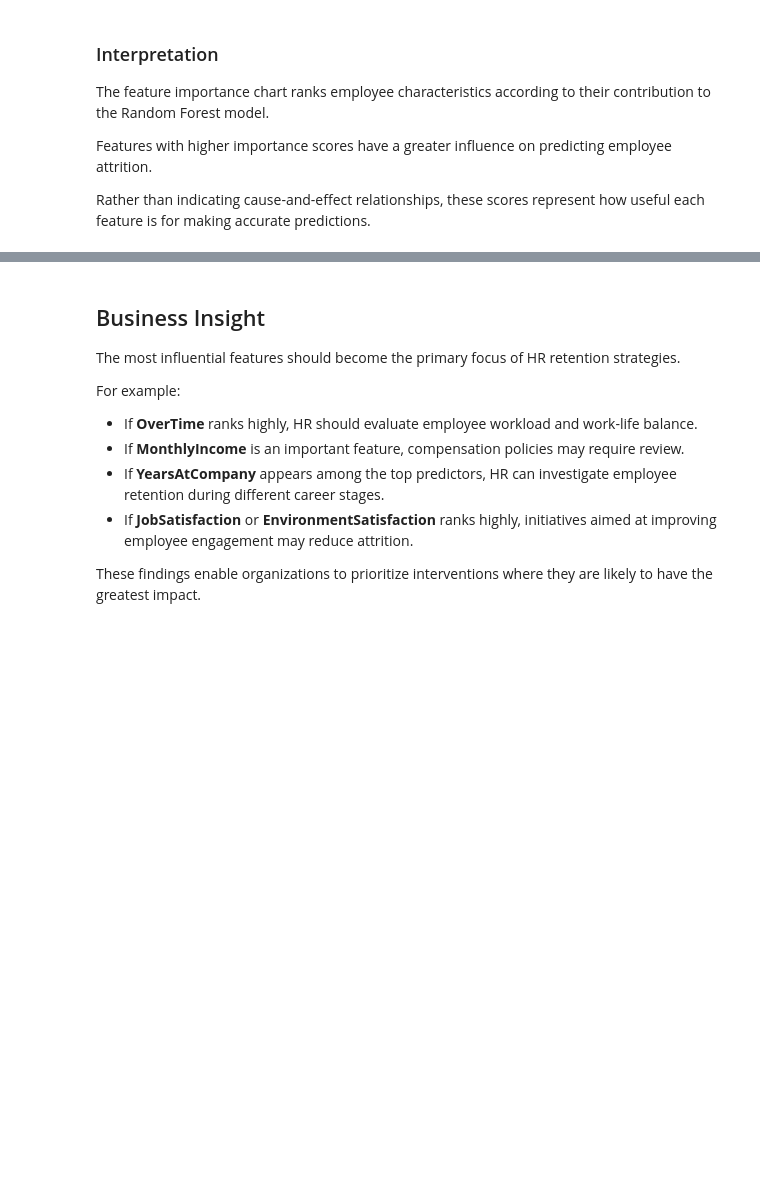
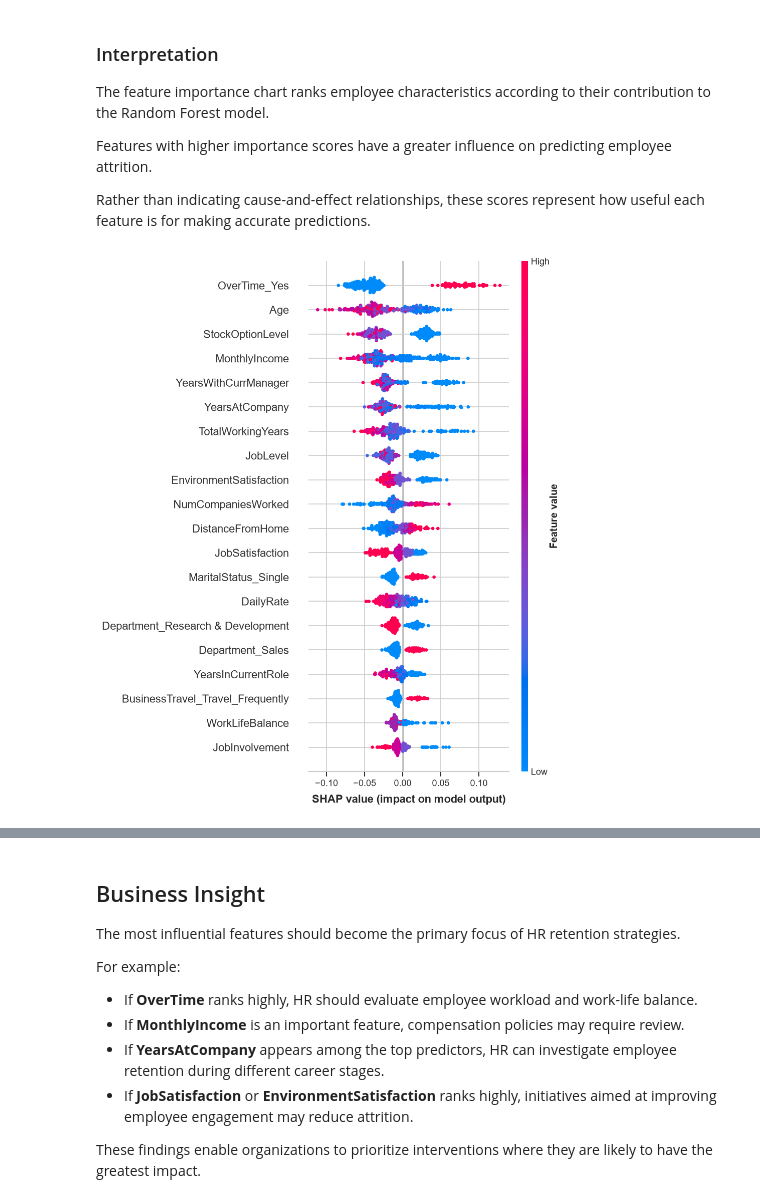
Before and after one commit to 1Riyaa/Employee-Attrition-Prediction, a Jupyter notebook: Employee_Attrition_Prediction.ipynb, the cells around one changed output, grey strips where cells are left out. Saved outputs shown, nothing was run; the diff lists cells and outputs as text; code cells hidden in the pictures; blank space fills up the shorter version.

```diff
--- a/Employee_Attrition_Prediction.ipynb
+++ b/Employee_Attrition_Prediction.ipynb
@@ -2199,3 +2213,20 @@ The feature importance chart ranks employee characteristics according to their c
 Features with higher importance scores have a greater influence on predicting employee attrition.
 
 Rather than indicating cause-and-effect relationships, these scores represent how useful each feature is for making accurate predictions.
+# %%
+explainer = shap.TreeExplainer(random_forest_model)
+shap_values = explainer.shap_values(X_test)
+
+if isinstance(shap_values, list):
+    shap_values_to_plot = shap_values[1]
+elif shap_values.ndim == 3:
+    shap_values_to_plot = shap_values[:, :, 1]
+else:
+    shap_values_to_plot = shap_values
+
+shap.summary_plot(shap_values_to_plot, X_test, show=False)
+plt.tight_layout()
+plt.savefig("charts/shap_summary.png", dpi=300, bbox_inches="tight")
+plt.show()
+# %% [output]
+[figure, added]
```
Also changed, not shown: parts of 6 cells of this notebook, 3 other files.
